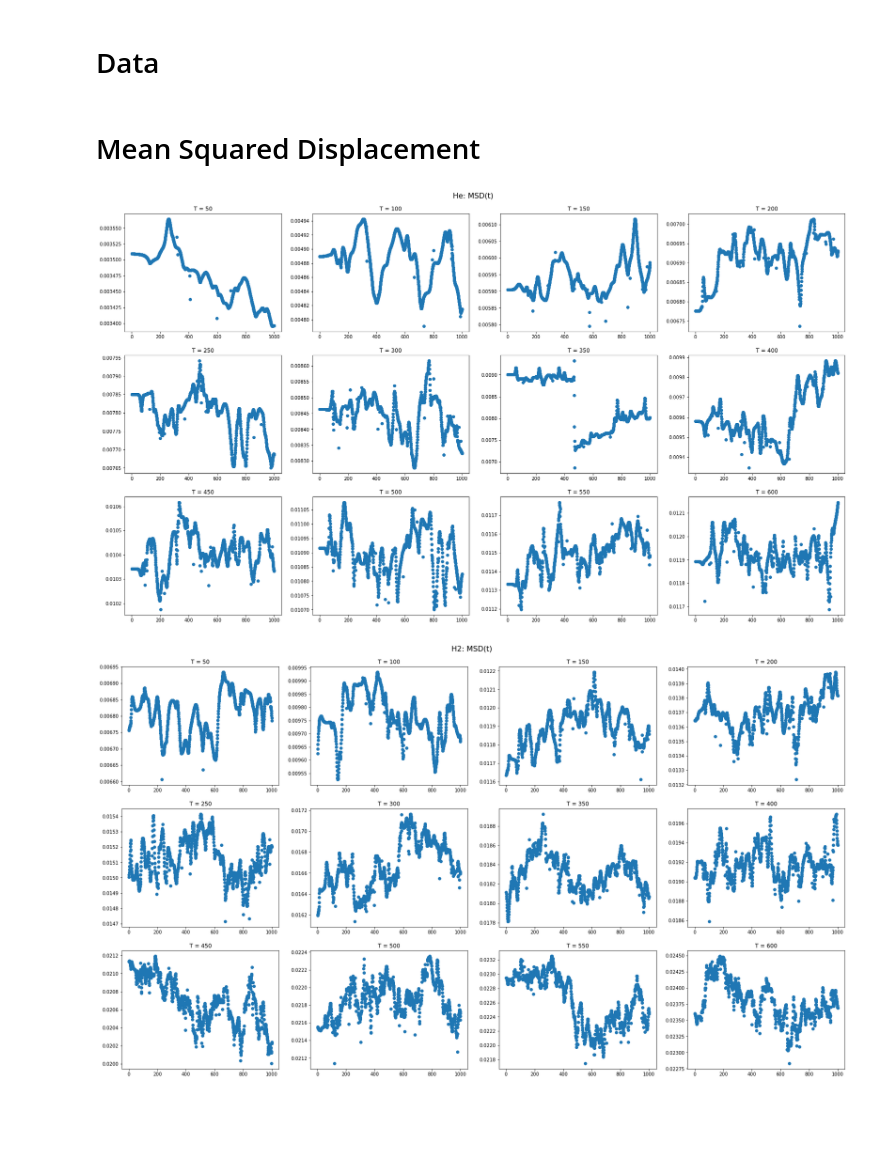
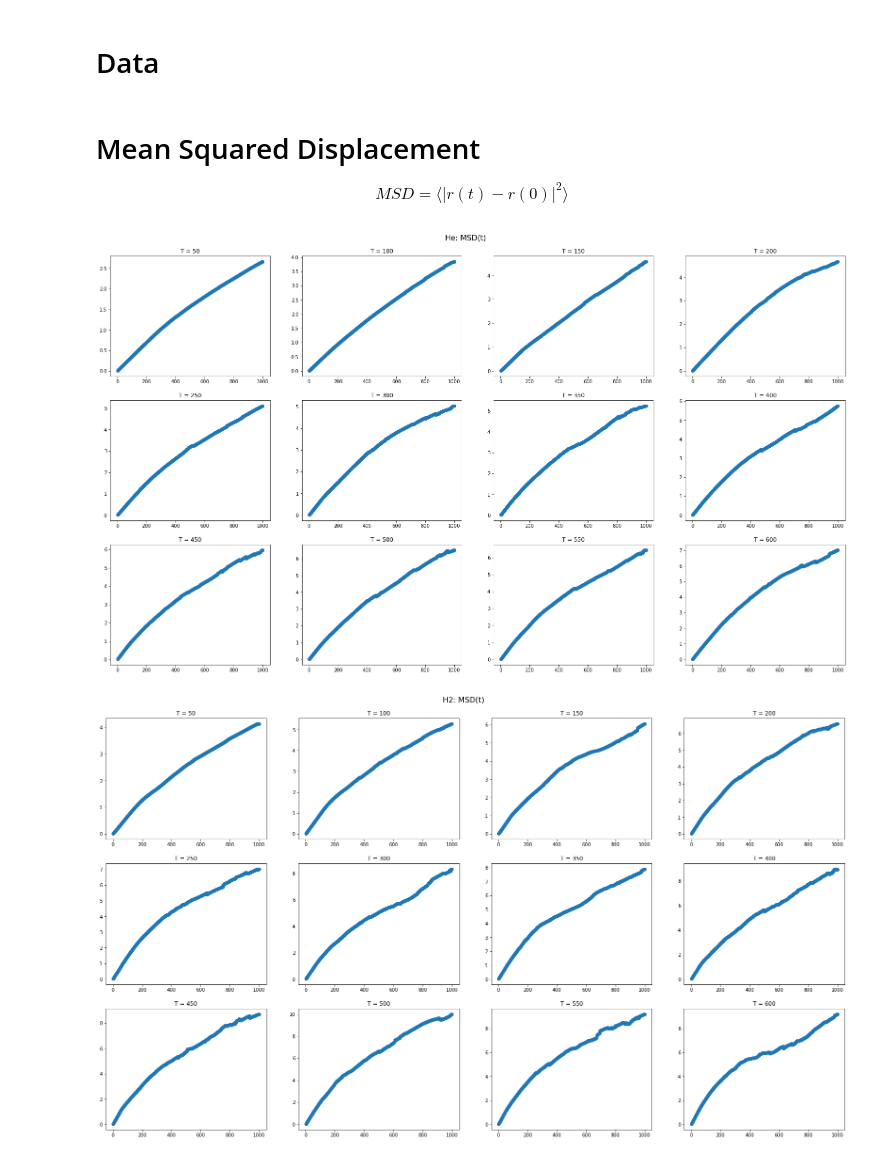
Before and after one commit to MainDalen/MD, a Jupyter notebook: MD.ipynb, the cells around one changed output. Drawn from its saved outputs; the diff is of its cells as text; code cells hidden in the pictures; blank space fills up the shorter version.

```diff
--- a/MD.ipynb
+++ b/MD.ipynb
@@ -20,38 +20,42 @@ for e in ELEMENTS:
         data[e][t] = pd.read_csv(f'output/{e}/{e}_T{t}.csv').rename(columns={'Unnamed: 0': 'time'})
 # %% [markdown]
 # Mean Squared Displacement
+$$
+MSD = \langle |r(t) - r(0)|^2 \rangle
+$$
 # %%
 el = 'Ne'
 box_size = ELEMENTS[el]['sig'] * 7.5
 MSD = {}
 for el in ELEMENTS:
     MSD[el] = {}
     box_size = ELEMENTS[el]['sig'] * 7.5
     for T in TEMPS:
         MSD[el][T] = pd.DataFrame()
         df = data[el][T]
         for i in set(df['time']):
             if i == 0:
                 continue
-            rt = np.array(df.loc[df['time'] == i-1, ['x', 'y']])
+            # rt = np.array(df.loc[df['time'] == i-1, ['x', 'y']])
+            rt = np.array(df.loc[df['time'] == 0, ['x', 'y']])
             rtdt = np.array(df.loc[df['time'] == i, ['x', 'y']])
             dp = rtdt - rt
             dp = dp[dp[:, 0] <  box_size]
             dp = dp[dp[:, 0] > -box_size]
             dp = dp[dp[:, 1] <  box_size]
             dp = dp[dp[:, 1] > -box_size]
             dr = np.sqrt(dp[:, 0]**2 + dp[:, 1]**2)
             MSD[el][T].loc[i, 'MSD'] = dr.mean()
 
     fig, axs = plt.subplots(3, 4, figsize = (28, 16))
     fig.suptitle(f"{el}: MSD(t)", fontsize=16, y = 0.92)
     for i in range(len(TEMPS)):
         row = i // 4
         col = i % 4
         ax = axs[row, col]
         temp = TEMPS[i]
         ax.scatter(MSD[el][temp].index, MSD[el][temp]['MSD'])
         ax.set_title(f"T = {temp}")
 # %% [output]
-[figure, old version]
+[figure, new version]
-[figure, old version]
+[figure, new version]
```
Also changed, not shown: parts of 3 cells of this notebook.
